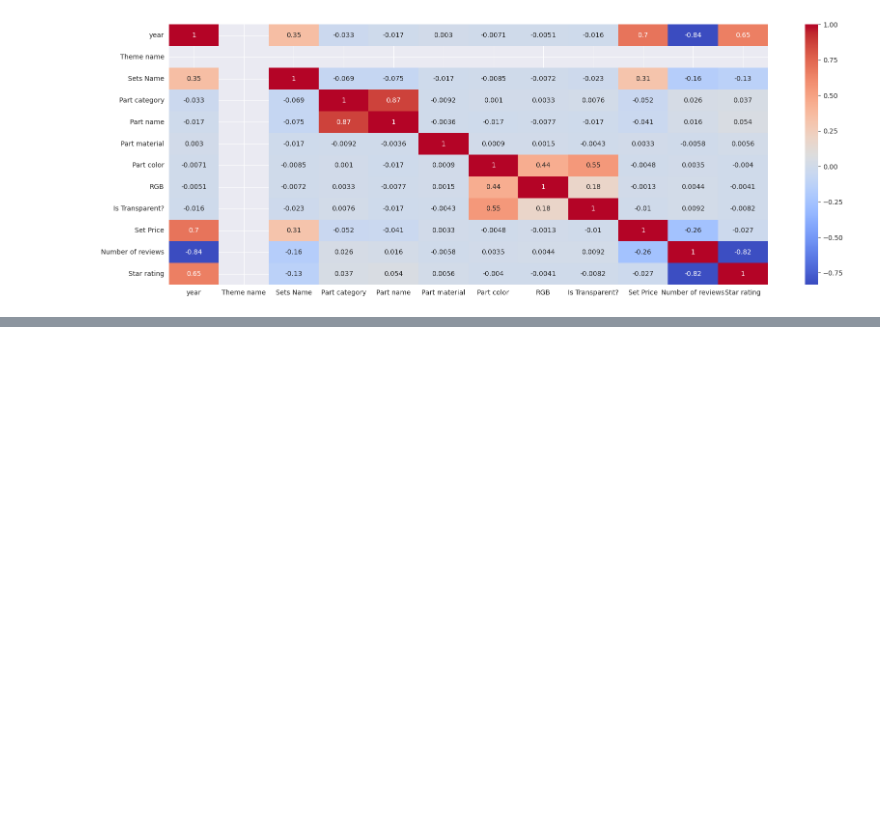
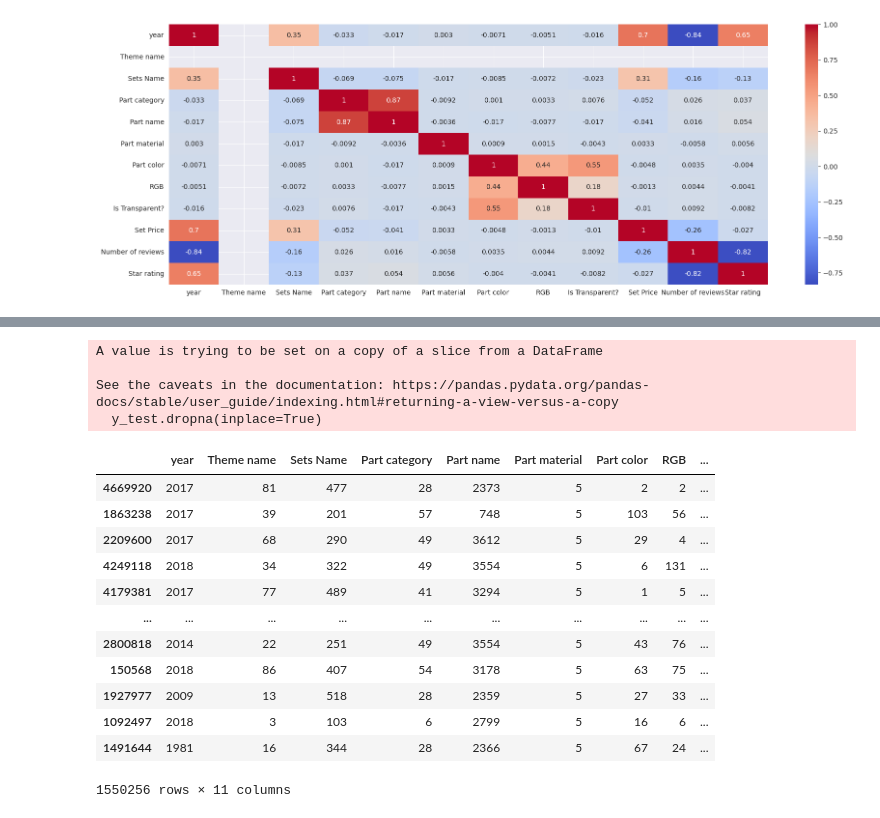
Before and after one commit to AlexCawl/LegoPriceResearchLab, a Jupyter notebook: exploring.ipynb, the cells around one changed output, grey strips where cells are left out. Cells and saved outputs as stored; diff of their text form; code cells hidden in the pictures; blank space fills up the shorter version.

```diff
--- a/exploring.ipynb
+++ b/exploring.ipynb
@@ -72,0 +174,26 @@ sns.heatmap(lego[lego["Theme name"] == 73].corr(), cmap="coolwarm", annot=True)
+# %%
+x_test = test.drop(columns=["Set Price"], inplace=False)
+y_test = train[["Set Price", ]]
+x_test.dropna(inplace=True)
+y_test.dropna(inplace=True)
+# %% [output]
+A value is trying to be set on a copy of a slice from a DataFrame
+
+See the caveats in the documentation: https://pandas.pydata.org/pandas-docs/stable/user_guide/indexing.html#returning-a-view-versus-a-copy
+  y_test.dropna(inplace=True)
+# %%
+x_test
+# %% [output]
+|  | year | Theme name | Sets Name | Part category | Part name | Part material | Part color | RGB | ... |
+| 4669920 | 2017 | 81 | 477 | 28 | 2373 | 5 | 2 | 2 | ... |
+| 1863238 | 2017 | 39 | 201 | 57 | 748 | 5 | 103 | 56 | ... |
+| 2209600 | 2017 | 68 | 290 | 49 | 3612 | 5 | 29 | 4 | ... |
+| 4249118 | 2018 | 34 | 322 | 49 | 3554 | 5 | 6 | 131 | ... |
+| 4179381 | 2017 | 77 | 489 | 41 | 3294 | 5 | 1 | 5 | ... |
+| ... | ... | ... | ... | ... | ... | ... | ... | ... | ... |
+| 2800818 | 2014 | 22 | 251 | 49 | 3554 | 5 | 43 | 76 | ... |
+| 150568 | 2018 | 86 | 407 | 54 | 3178 | 5 | 63 | 75 | ... |
+| 1927977 | 2009 | 13 | 518 | 28 | 2359 | 5 | 27 | 33 | ... |
+| 1092497 | 2018 | 3 | 103 | 6 | 2799 | 5 | 16 | 6 | ... |
+| 1491644 | 1981 | 16 | 344 | 28 | 2366 | 5 | 67 | 24 | ... |
+1550256 rows × 11 columns
```
Also changed, not shown: parts of 10 cells of this notebook, 5 other files.
